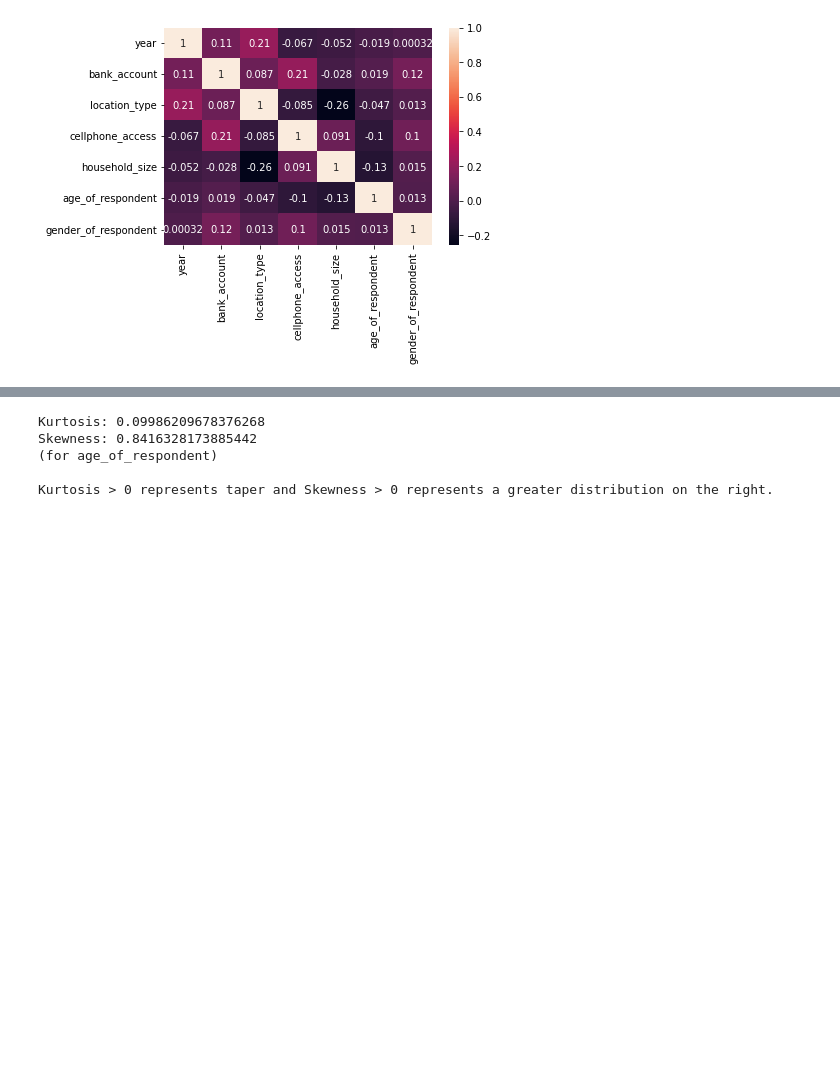
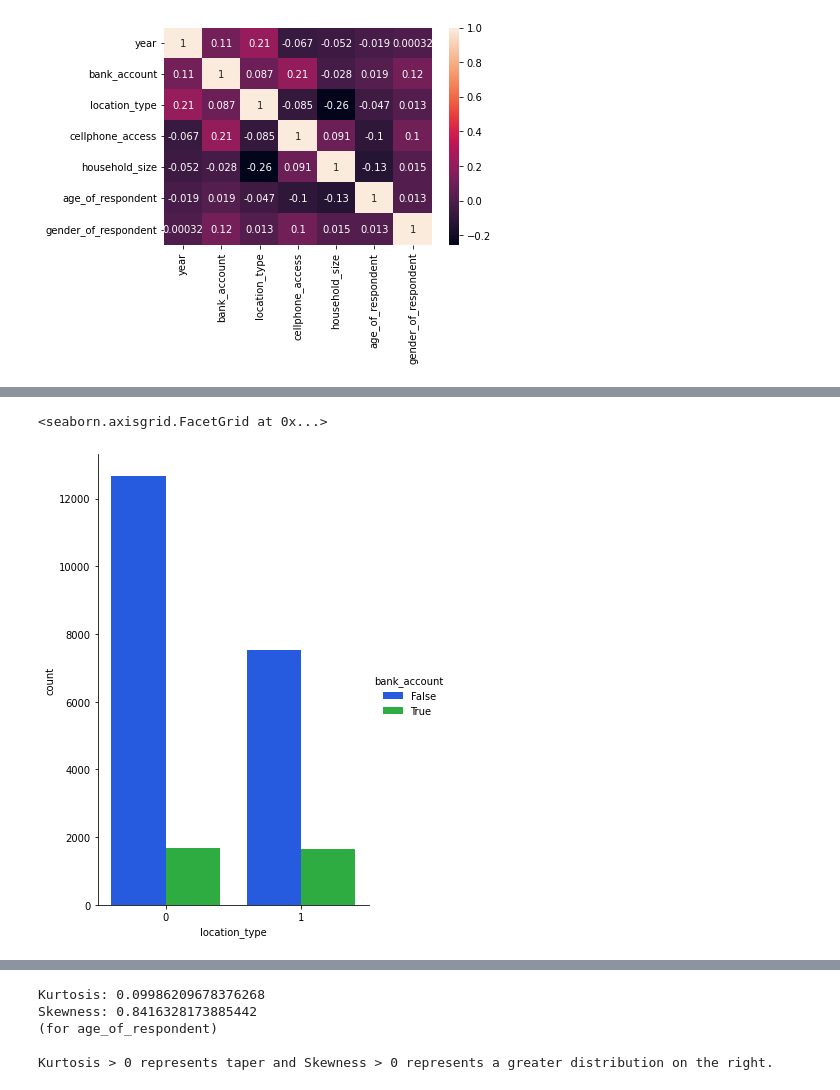
Before and after one commit to Lucs1590/AgiDataTest, a Jupyter notebook: financial_inclusion_africa.ipynb, the cells around one changed output, grey strips where cells are left out. Saved outputs shown, nothing was run; the diff lists cells and outputs as text; code cells hidden in the pictures; blank space fills up the shorter version.

```diff
--- a/financial_inclusion_africa.ipynb
+++ b/financial_inclusion_africa.ipynb
@@ -308,0 +313,7 @@ plt.show()
+# %%
+# train_dataframe.groupby('location_type')[u'bank_account'].value_counts().plot.bar()
+fig = sns.catplot(x='location_type', hue='bank_account', data=train_dataframe, kind='count', height=7, aspect=0.7, palette=['#084EFE','#19C133'])
+fig
+# %% [output]
+<seaborn.axisgrid.FacetGrid at 0x...>
+[figure, added]
```
Also changed, not shown: parts of 11 cells of this notebook.
